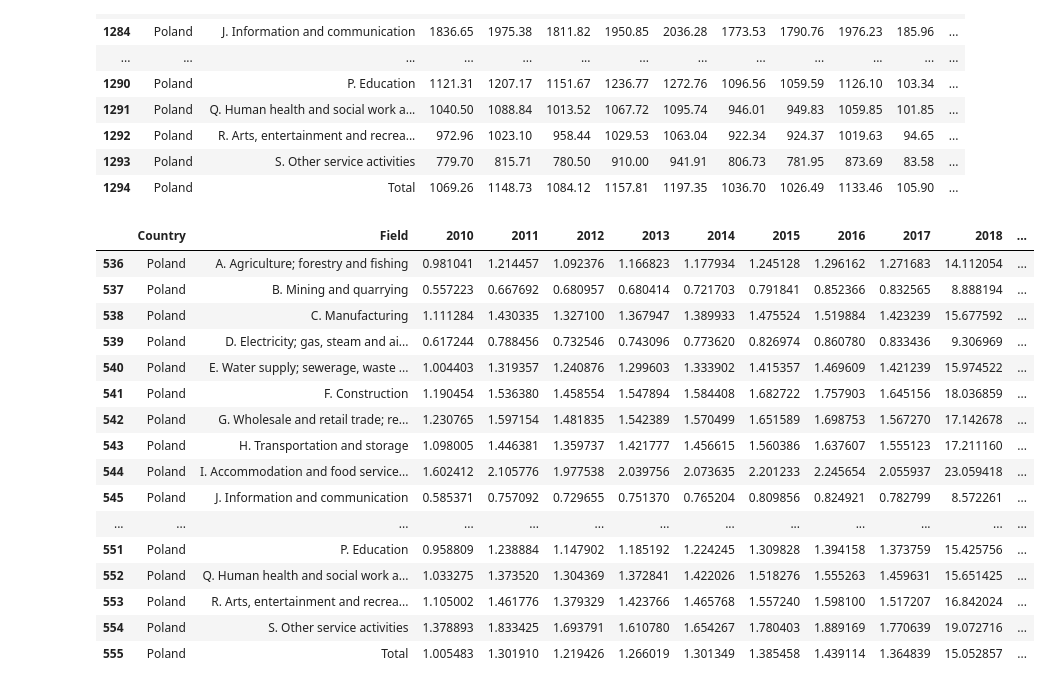
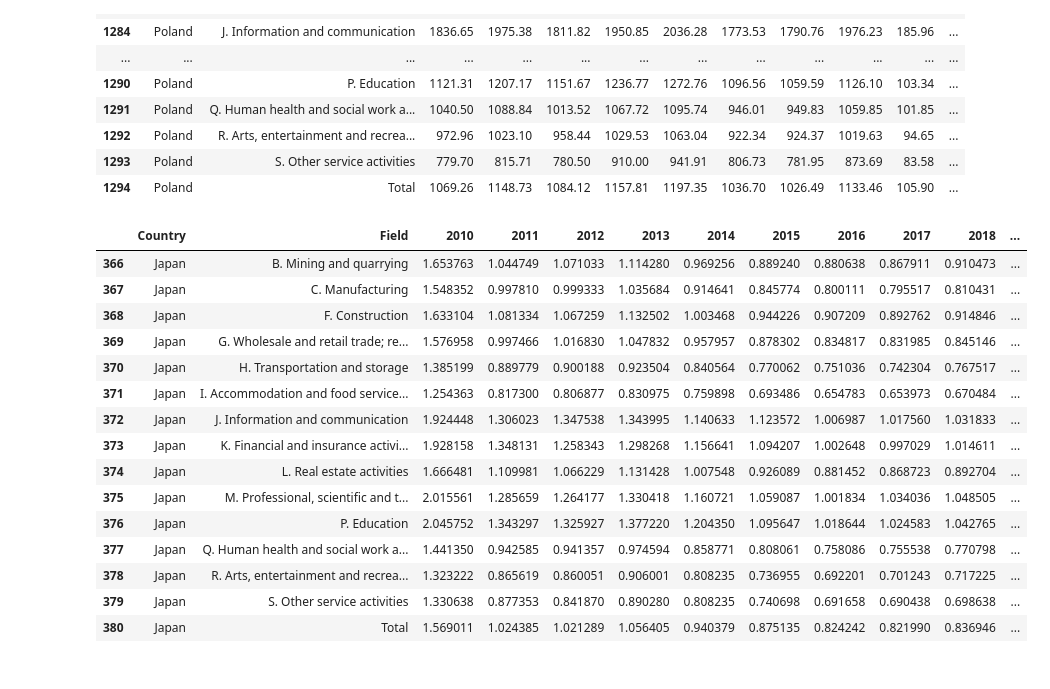
Before and after one commit to Vergenter/familyWealth, a Jupyter notebook: PCA.ipynb, the cells around one changed output. Saved outputs shown, nothing was run; the diff lists cells and outputs as text; code cells hidden in the pictures.

```diff
--- a/PCA.ipynb
+++ b/PCA.ipynb
@@ -111,25 +111,24 @@ merged_pd[merged_pd.Country == "Poland"].head(50)
 # %%
 new_merge = pd_merge(df_cost_of_living.drop("2020",axis=1),merged_pd, on=["Country"],how="inner")
 for x in range(2010,2020):
-    new_merge[str(x)] = new_merge[str(x)+"_x"]/new_merge[str(x)+"_y"]
+    new_merge[str(x)] = new_merge[str(x)+"_y"]/new_merge[str(x)+"_x"]
     del new_merge[str(x)+"_x"]
     del new_merge[str(x)+"_y"]
-new_merge[new_merge.Country == "Poland"].head(50)
+new_merge[new_merge.Country == "Japan"].head(50)
 # %% [output]
 |  | Country | Field | 2010 | 2011 | 2012 | 2013 | 2014 | 2015 | 2016 | 2017 | 2018 | ... |
-| 536 | Poland | A. Agriculture; forestry and fishing | 0.981041 | 1.214457 | 1.092376 | 1.166823 | 1.177934 | 1.245128 | 1.296162 | 1.271683 | 14.112054 | ... |
-| 537 | Poland | B. Mining and quarrying | 0.557223 | 0.667692 | 0.680957 | 0.680414 | 0.721703 | 0.791841 | 0.852366 | 0.832565 | 8.888194 | ... |
-| 538 | Poland | C. Manufacturing | 1.111284 | 1.430335 | 1.327100 | 1.367947 | 1.389933 | 1.475524 | 1.519884 | 1.423239 | 15.677592 | ... |
-| 539 | Poland | D. Electricity; gas, steam and ai... | 0.617244 | 0.788456 | 0.732546 | 0.743096 | 0.773620 | 0.826974 | 0.860780 | 0.833436 | 9.306969 | ... |
-| 540 | Poland | E. Water supply; sewerage, waste ... | 1.004403 | 1.319357 | 1.240876 | 1.299603 | 1.333902 | 1.415357 | 1.469609 | 1.421239 | 15.974522 | ... |
-| 541 | Poland | F. Construction | 1.190454 | 1.536380 | 1.458554 | 1.547894 | 1.584408 | 1.682722 | 1.757903 | 1.645156 | 18.036859 | ... |
-| 542 | Poland | G. Wholesale and retail trade; re... | 1.230765 | 1.597154 | 1.481835 | 1.542389 | 1.570499 | 1.651589 | 1.698753 | 1.567270 | 17.142678 | ... |
-| 543 | Poland | H. Transportation and storage | 1.098005 | 1.446381 | 1.359737 | 1.421777 | 1.456615 | 1.560386 | 1.637607 | 1.555123 | 17.211160 | ... |
-| 544 | Poland | I. Accommodation and food service... | 1.602412 | 2.105776 | 1.977538 | 2.039756 | 2.073635 | 2.201233 | 2.245654 | 2.055937 | 23.059418 | ... |
-| 545 | Poland | J. Information and communication | 0.585371 | 0.757092 | 0.729655 | 0.751370 | 0.765204 | 0.809856 | 0.824921 | 0.782799 | 8.572261 | ... |
-| ... | ... | ... | ... | ... | ... | ... | ... | ... | ... | ... | ... | ... |
-| 551 | Poland | P. Education | 0.958809 | 1.238884 | 1.147902 | 1.185192 | 1.224245 | 1.309828 | 1.394158 | 1.373759 | 15.425756 | ... |
-| 552 | Poland | Q. Human health and social work a... | 1.033275 | 1.373520 | 1.304369 | 1.372841 | 1.422026 | 1.518276 | 1.555263 | 1.459631 | 15.651425 | ... |
-| 553 | Poland | R. Arts, entertainment and recrea... | 1.105002 | 1.461776 | 1.379329 | 1.423766 | 1.465768 | 1.557240 | 1.598100 | 1.517207 | 16.842024 | ... |
-| 554 | Poland | S. Other service activities | 1.378893 | 1.833425 | 1.693791 | 1.610780 | 1.654267 | 1.780403 | 1.889169 | 1.770639 | 19.072716 | ... |
-| 555 | Poland | Total | 1.005483 | 1.301910 | 1.219426 | 1.266019 | 1.301349 | 1.385458 | 1.439114 | 1.364839 | 15.052857 | ... |
+| 366 | Japan | B. Mining and quarrying | 1.653763 | 1.044749 | 1.071033 | 1.114280 | 0.969256 | 0.889240 | 0.880638 | 0.867911 | 0.910473 | ... |
+| 367 | Japan | C. Manufacturing | 1.548352 | 0.997810 | 0.999333 | 1.035684 | 0.914641 | 0.845774 | 0.800111 | 0.795517 | 0.810431 | ... |
+| 368 | Japan | F. Construction | 1.633104 | 1.081334 | 1.067259 | 1.132502 | 1.003468 | 0.944226 | 0.907209 | 0.892762 | 0.914846 | ... |
+| 369 | Japan | G. Wholesale and retail trade; re... | 1.576958 | 0.997466 | 1.016830 | 1.047832 | 0.957957 | 0.878302 | 0.834817 | 0.831985 | 0.845146 | ... |
+| 370 | Japan | H. Transportation and storage | 1.385199 | 0.889779 | 0.900188 | 0.923504 | 0.840564 | 0.770062 | 0.751036 | 0.742304 | 0.767517 | ... |
+| 371 | Japan | I. Accommodation and food service... | 1.254363 | 0.817300 | 0.806877 | 0.830975 | 0.759898 | 0.693486 | 0.654783 | 0.653973 | 0.670484 | ... |
+| 372 | Japan | J. Information and communication | 1.924448 | 1.306023 | 1.347538 | 1.343995 | 1.140633 | 1.123572 | 1.006987 | 1.017560 | 1.031833 | ... |
+| 373 | Japan | K. Financial and insurance activi... | 1.928158 | 1.348131 | 1.258343 | 1.298268 | 1.156641 | 1.094207 | 1.002648 | 0.997029 | 1.014611 | ... |
+| 374 | Japan | L. Real estate activities | 1.666481 | 1.109981 | 1.066229 | 1.131428 | 1.007548 | 0.926089 | 0.881452 | 0.868723 | 0.892704 | ... |
+| 375 | Japan | M. Professional, scientific and t... | 2.015561 | 1.285659 | 1.264177 | 1.330418 | 1.160721 | 1.059087 | 1.001834 | 1.034036 | 1.048505 | ... |
+| 376 | Japan | P. Education | 2.045752 | 1.343297 | 1.325927 | 1.377220 | 1.204350 | 1.095647 | 1.018644 | 1.024583 | 1.042765 | ... |
+| 377 | Japan | Q. Human health and social work a... | 1.441350 | 0.942585 | 0.941357 | 0.974594 | 0.858771 | 0.808061 | 0.758086 | 0.755538 | 0.770798 | ... |
+| 378 | Japan | R. Arts, entertainment and recrea... | 1.323222 | 0.865619 | 0.860051 | 0.906001 | 0.808235 | 0.736955 | 0.692201 | 0.701243 | 0.717225 | ... |
+| 379 | Japan | S. Other service activities | 1.330638 | 0.877353 | 0.841870 | 0.890280 | 0.808235 | 0.740698 | 0.691658 | 0.690438 | 0.698638 | ... |
+| 380 | Japan | Total | 1.569011 | 1.024385 | 1.021289 | 1.056405 | 0.940379 | 0.875135 | 0.824242 | 0.821990 | 0.836946 | ... |
```
Also changed, not shown: parts of 9 cells of this notebook.
